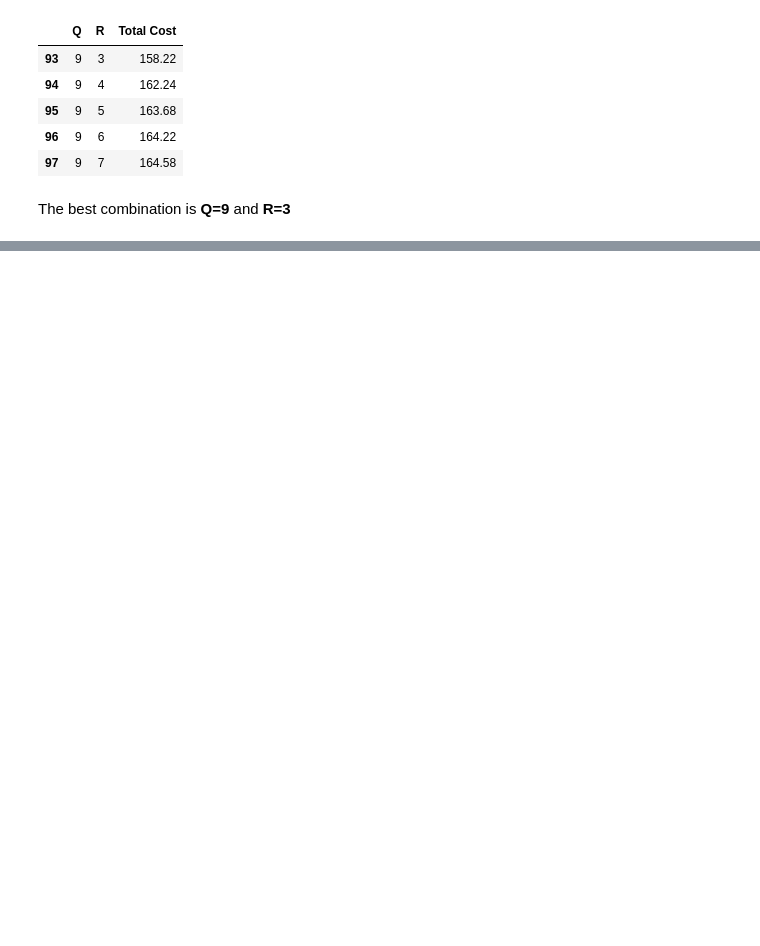
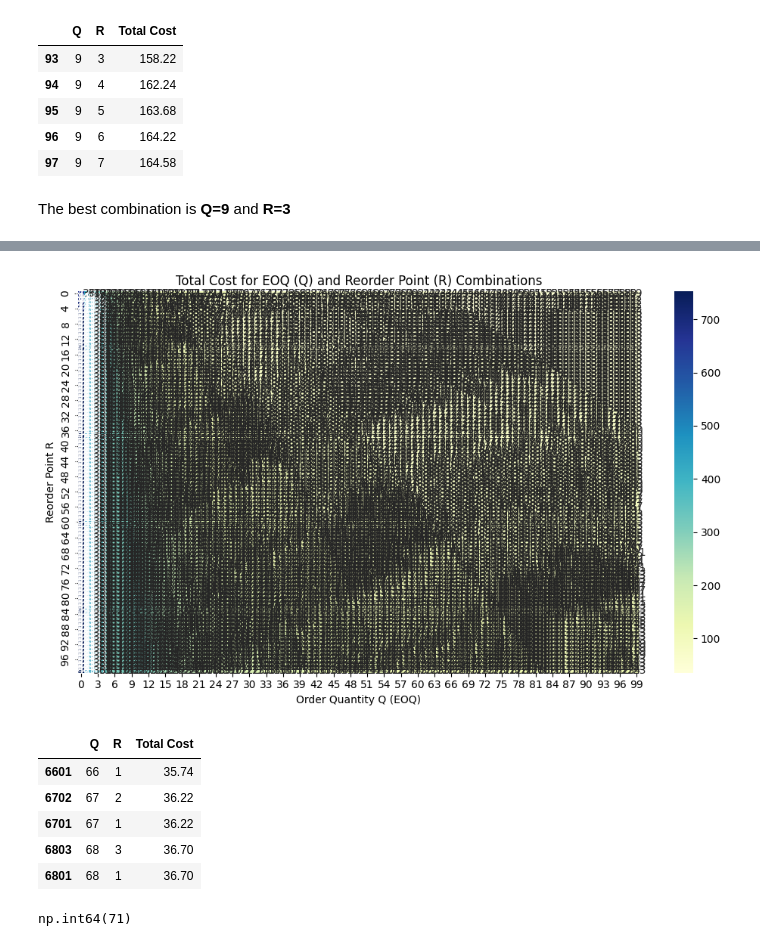
Before and after one commit to laithrasheed/Data-Science-Projects, a Jupyter notebook: Supply Chains Domain Knowledge/Coursera Specialization - Leverage Data Science for a More Agile Supply Chain/Practical notes with numeric data.ipynb, the cells around one changed output, grey strips where cells are left out. Saved outputs shown, nothing was run; the diff lists cells and outputs as text; code cells hidden in the pictures; blank space fills up the shorter version.

```diff
--- a/Supply Chains Domain Knowledge/Coursera Specialization - Leverage Data Science for a More Agile Supply Chain/Practical notes with numeric data.ipynb
+++ b/Supply Chains Domain Knowledge/Coursera Specialization - Leverage Data Science for a More Agile Supply Chain/Practical notes with numeric data.ipynb
@@ -844,0 +882,49 @@ The best combination is **Q=9** and **R=3**
+# %%
+# Constants
+holding_cost_per_unit = 0.02  # $ per unit per day
+ordering_cost = 20            # $ per order
+initial_inventory = 7
+stockout_cost = 8             # $ per stockout event
+
+# Simulation parameters
+Q_values = range(0, 100, 1)  # EOQ candidates
+R_values = range(0, 100, 1)  # Reorder Point candidates
+
+
+
+# Run simulations
+results = []
+for Q in Q_values:
+    for R in R_values:
+        total_cost = simulate_inventory(
+            df_sim, Q, R,
+            holding_cost_per_unit, ordering_cost,
+            initial_inventory, stockout_cost
+        )
+        results.append({'Q': Q, 'R': R, 'Total Cost': total_cost})
+
+df_results = pd.DataFrame(results)
+pivot_table = df_results.pivot(index='R', columns='Q', values='Total Cost')
+
+# Plot heatmap of total cost
+plt.figure(figsize=(10, 6))
+sns.heatmap(pivot_table, annot=True, fmt=".0f", cmap='YlGnBu')
+plt.title('Total Cost for EOQ (Q) and Reorder Point (R) Combinations')
+plt.xlabel('Order Quantity Q (EOQ)')
+plt.ylabel('Reorder Point R')
+plt.tight_layout()
+plt.show()
+
+df_results.sort_values('Total Cost').head()
+# %% [output]
+[figure, added]
+|  | Q | R | Total Cost |
+| 6601 | 66 | 1 | 35.74 |
+| 6702 | 67 | 2 | 36.22 |
+| 6701 | 67 | 1 | 36.22 |
+| 6803 | 68 | 3 | 36.70 |
+| 6801 | 68 | 1 | 36.70 |
+# %%
+df_sim['Demand'].sum()
+# %% [output]
+np.int64(71)
```
Also changed, not shown: parts of 8 cells of this notebook.
